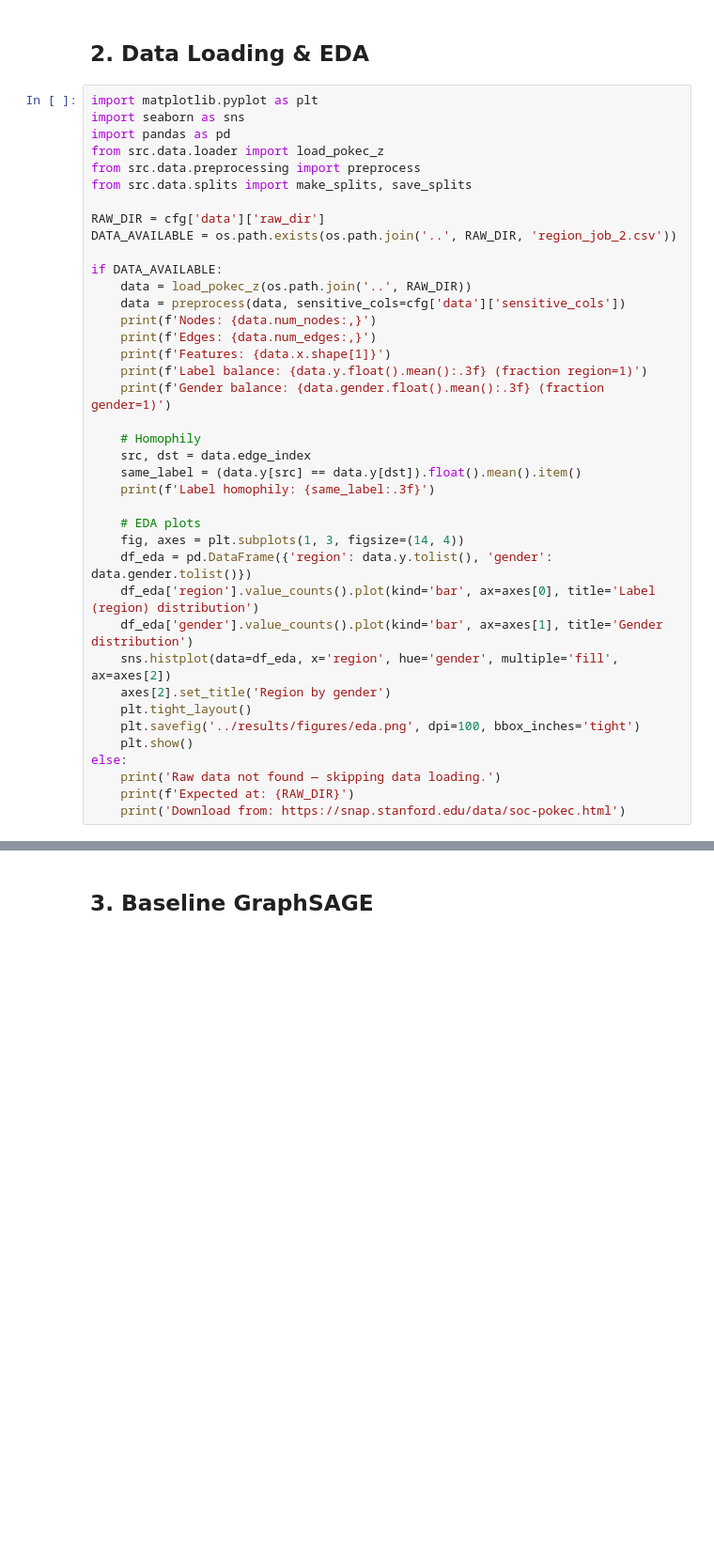
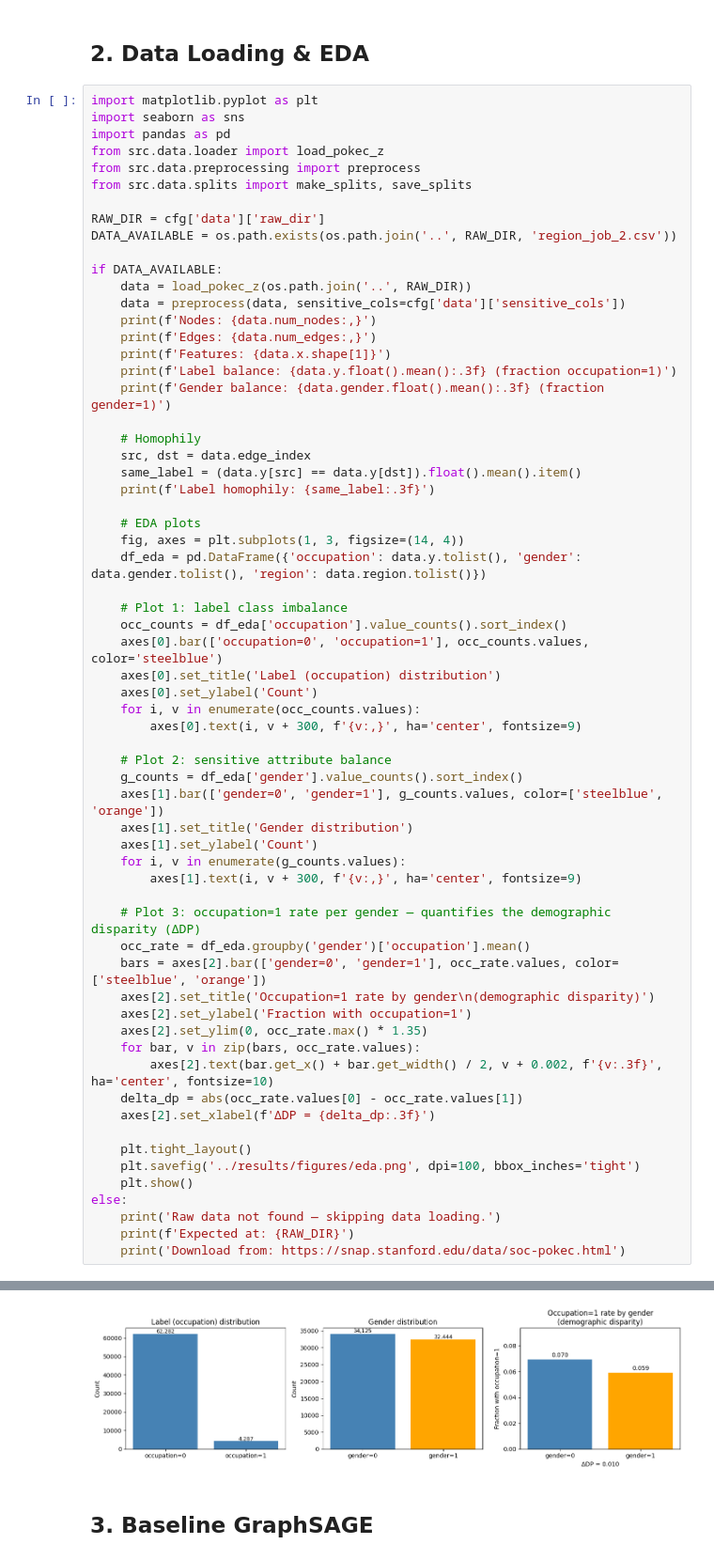
Before and after one commit to gregoire-petit1/pokec-fairness-gnn, a Jupyter notebook: notebooks/main_experiment.ipynb, the cells around one changed output, grey strips where cells are left out. Shown at 94% size. Saved outputs shown, nothing was run; the diff lists cells and outputs as text; blank space fills up the shorter version.

```diff
--- a/notebooks/main_experiment.ipynb
+++ b/notebooks/main_experiment.ipynb
@@ -54,7 +74,7 @@ if DATA_AVAILABLE:
     print(f'Nodes: {data.num_nodes:,}')
     print(f'Edges: {data.num_edges:,}')
     print(f'Features: {data.x.shape[1]}')
-    print(f'Label balance: {data.y.float().mean():.3f} (fraction region=1)')
+    print(f'Label balance: {data.y.float().mean():.3f} (fraction occupation=1)')
     print(f'Gender balance: {data.gender.float().mean():.3f} (fraction gender=1)')
 
     # Homophily
@@ -64,11 +84,35 @@ if DATA_AVAILABLE:
 
     # EDA plots
     fig, axes = plt.subplots(1, 3, figsize=(14, 4))
-    df_eda = pd.DataFrame({'region': data.y.tolist(), 'gender': data.gender.tolist()})
-    df_eda['region'].value_counts().plot(kind='bar', ax=axes[0], title='Label (region) distribution')
-    df_eda['gender'].value_counts().plot(kind='bar', ax=axes[1], title='Gender distribution')
-    sns.histplot(data=df_eda, x='region', hue='gender', multiple='fill', ax=axes[2])
-    axes[2].set_title('Region by gender')
+    df_eda = pd.DataFrame({'occupation': data.y.tolist(), 'gender': data.gender.tolist(), 'region': data.region.tolist()})
+
+    # Plot 1: label class imbalance
+    occ_counts = df_eda['occupation'].value_counts().sort_index()
+    axes[0].bar(['occupation=0', 'occupation=1'], occ_counts.values, color='steelblue')
+    axes[0].set_title('Label (occupation) distribution')
+    axes[0].set_ylabel('Count')
+    for i, v in enumerate(occ_counts.values):
+        axes[0].text(i, v + 300, f'{v:,}', ha='center', fontsize=9)
+
+    # Plot 2: sensitive attribute balance
+    g_counts = df_eda['gender'].value_counts().sort_index()
+    axes[1].bar(['gender=0', 'gender=1'], g_counts.values, color=['steelblue', 'orange'])
+    axes[1].set_title('Gender distribution')
+    axes[1].set_ylabel('Count')
+    for i, v in enumerate(g_counts.values):
+        axes[1].text(i, v + 300, f'{v:,}', ha='center', fontsize=9)
+
+    # Plot 3: occupation=1 rate per gender — quantifies the demographic disparity (ΔDP)
+    occ_rate = df_eda.groupby('gender')['occupation'].mean()
+    bars = axes[2].bar(['gender=0', 'gender=1'], occ_rate.values, color=['steelblue', 'orange'])
+    axes[2].set_title('Occupation=1 rate by gender\n(demographic disparity)')
+    axes[2].set_ylabel('Fraction with occupation=1')
+    axes[2].set_ylim(0, occ_rate.max() * 1.35)
+    for bar, v in zip(bars, occ_rate.values):
+        axes[2].text(bar.get_x() + bar.get_width() / 2, v + 0.002, f'{v:.3f}', ha='center', fontsize=10)
+    delta_dp = abs(occ_rate.values[0] - occ_rate.values[1])
+    axes[2].set_xlabel(f'ΔDP = {delta_dp:.3f}')
+
     plt.tight_layout()
     plt.savefig('../results/figures/eda.png', dpi=100, bbox_inches='tight')
     plt.show()
@@ -76,3 +120,4 @@ else:
     print('Raw data not found — skipping data loading.')
     print(f'Expected at: {RAW_DIR}')
     print('Download from: https://snap.stanford.edu/data/soc-pokec.html')
+# %% [output]
@@ -79,3 +130,4 @@ else:
+[figure, added]
 # %% [markdown]
 ## 3. Baseline GraphSAGE
 # %%
```
Also changed, not shown: parts of 7 cells of this notebook, 8 other files.
